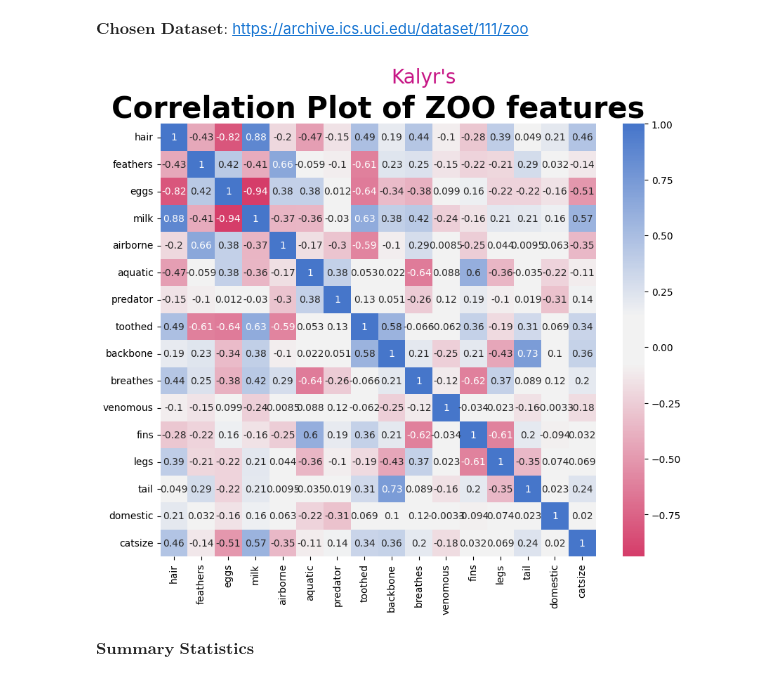
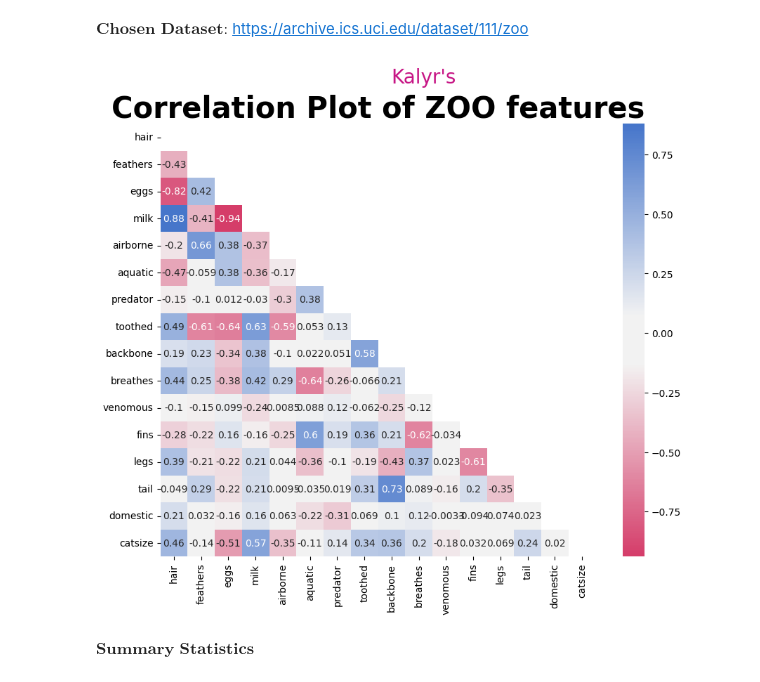
Before and after one commit to MoiKalyr/DATA_ANALYTICS, a Jupyter notebook: Lecture_1/Capao_Assignment_1.ipynb, the cells around one changed output. Drawn from its saved outputs; the diff is of its cells as text; code cells hidden in the pictures.

```diff
--- a/Lecture_1/Capao_Assignment_1.ipynb
+++ b/Lecture_1/Capao_Assignment_1.ipynb
@@ -50,14 +32,16 @@ https://archive.ics.uci.edu/dataset/111/zoo
 # %%
 import matplotlib.pyplot as plt
 import seaborn as sns
+import numpy as np
 
 plt.figure(figsize=(10, 8))
+mask = np.triu(np.ones_like(X.corr(), dtype=bool))
 cmap = sns.diverging_palette(0, 255, sep=30, n=256, as_cmap=True)
-sns.heatmap(X.corr(), annot=True, cmap=cmap)
+sns.heatmap(X.corr(), annot=True, cmap=cmap, mask=mask)
 plt.suptitle("Kalyr's", color='mediumvioletred', fontsize=20)
 plt.title('Correlation Plot of ZOO features', fontsize=30, fontweight='bold')
 plt.show()
 # %% [output]
-[figure, old version]
+[figure, new version]
 # %% [markdown]
 $\textbf{Summary Statistics}$
```
Also changed, not shown: parts of 6 cells of this notebook.
